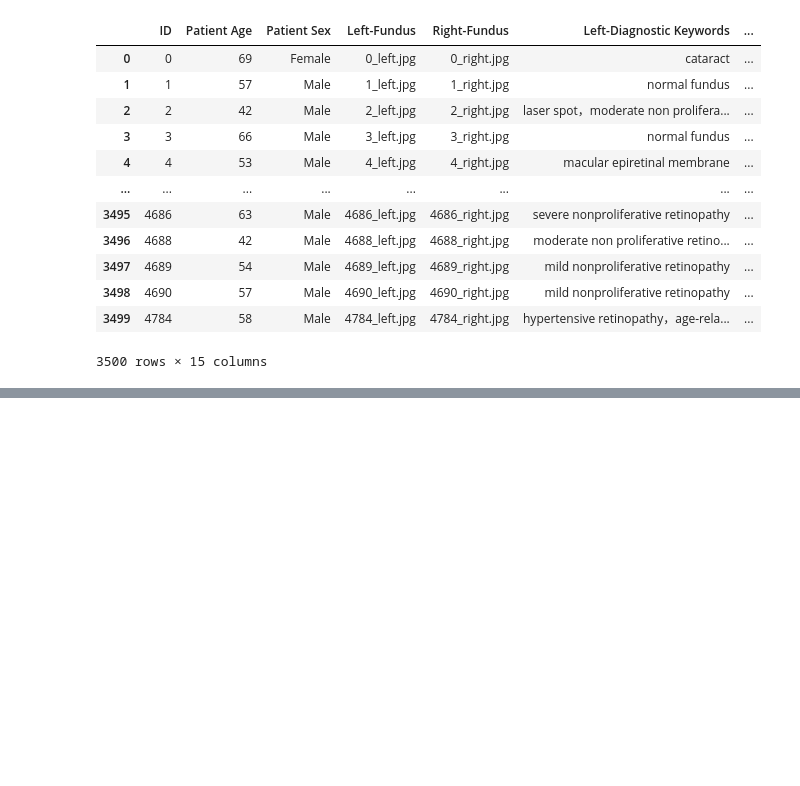
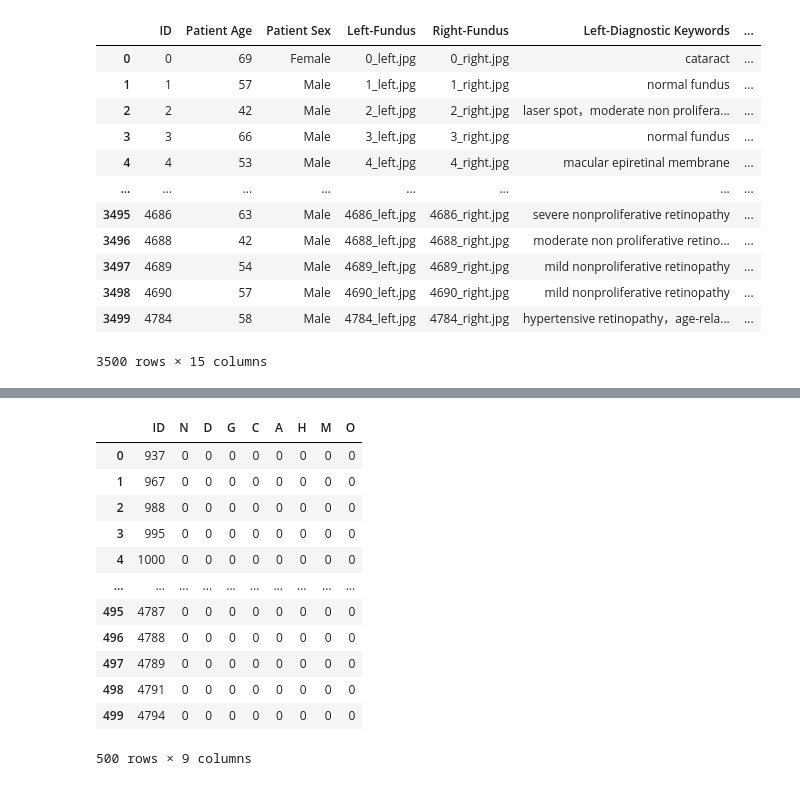
Before and after one commit to florencecornelissen/ODIR_challenge, a Jupyter notebook: split_training_validation.ipynb, the cells around one changed output, grey strips where cells are left out. Cells and saved outputs as stored; diff of their text form; code cells hidden in the pictures; blank space fills up the shorter version.

```diff
--- a/split_training_validation.ipynb
+++ b/split_training_validation.ipynb
@@ -67,0 +121,18 @@ len(dfvalidation.index)
+# %%
+test = pd.read_csv('XYZ_ODIR.csv')
+# %%
+test
+# %% [output]
+|  | ID | N | D | G | C | A | H | M | O |
+| 0 | 937 | 0 | 0 | 0 | 0 | 0 | 0 | 0 | 0 |
+| 1 | 967 | 0 | 0 | 0 | 0 | 0 | 0 | 0 | 0 |
+| 2 | 988 | 0 | 0 | 0 | 0 | 0 | 0 | 0 | 0 |
+| 3 | 995 | 0 | 0 | 0 | 0 | 0 | 0 | 0 | 0 |
+| 4 | 1000 | 0 | 0 | 0 | 0 | 0 | 0 | 0 | 0 |
+| ... | ... | ... | ... | ... | ... | ... | ... | ... | ... |
+| 495 | 4787 | 0 | 0 | 0 | 0 | 0 | 0 | 0 | 0 |
+| 496 | 4788 | 0 | 0 | 0 | 0 | 0 | 0 | 0 | 0 |
+| 497 | 4789 | 0 | 0 | 0 | 0 | 0 | 0 | 0 | 0 |
+| 498 | 4791 | 0 | 0 | 0 | 0 | 0 | 0 | 0 | 0 |
+| 499 | 4794 | 0 | 0 | 0 | 0 | 0 | 0 | 0 | 0 |
+500 rows × 9 columns
```
Also changed, not shown: parts of 34 cells of this notebook, 2 other files.
